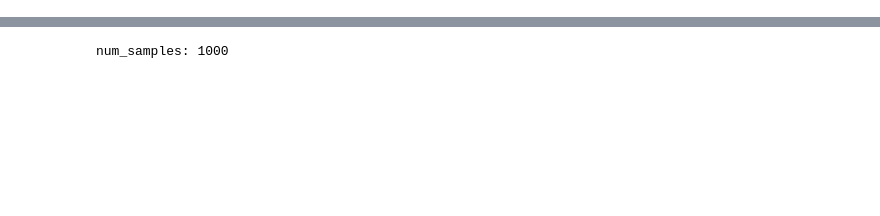
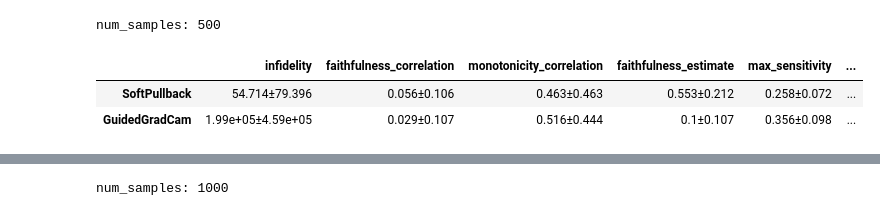
Before and after one commit to 314-Foundation/SemanticPullbacks, a Jupyter notebook: notebooks/verify_results.ipynb, the cells around one changed output, grey strips where cells are left out. Drawn from its saved outputs; the diff is of its cells as text; code cells hidden in the pictures; blank space fills up the shorter version.

```diff
--- a/notebooks/verify_results.ipynb
+++ b/notebooks/verify_results.ipynb
@@ -23,0 +38,10 @@ from lib.evaluator import QuantusEvaluator, default_explainers, default_metrics
+# %%
+loaded_df_vgg_gc = QuantusEvaluator.load_results(f"results/quantus_vgg_20_25_gc")
+print("num_samples:", len(loaded_df_vgg_gc.iloc[0].iloc[0]))
+summary_vgg_gc = QuantusEvaluator.summarize_results(loaded_df_vgg_gc)
+summary_vgg_gc
+# %% [output]
+num_samples: 500
+|  | infidelity | faithfulness_correlation | monotonicity_correlation | faithfulness_estimate | max_sensitivity | ... |
+| SoftPullback | 54.714±79.396 | 0.056±0.106 | 0.463±0.463 | 0.553±0.212 | 0.258±0.072 | ... |
+| GuidedGradCam | 1.99e+05±4.59e+05 | 0.029±0.107 | 0.516±0.444 | 0.1±0.107 | 0.356±0.098 | ... |
```
Also changed, not shown: parts of 7 cells of this notebook.
